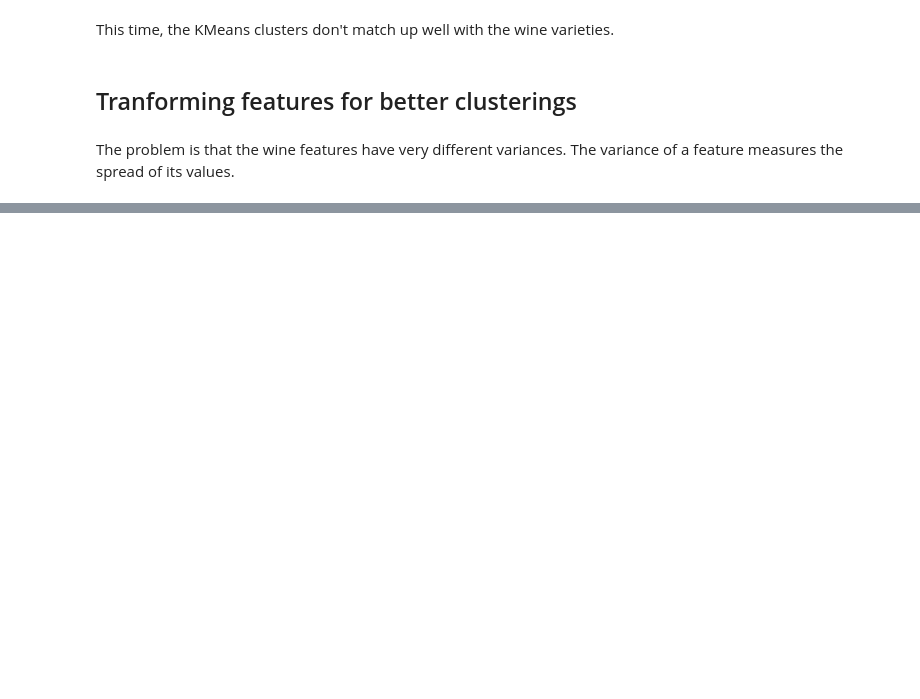
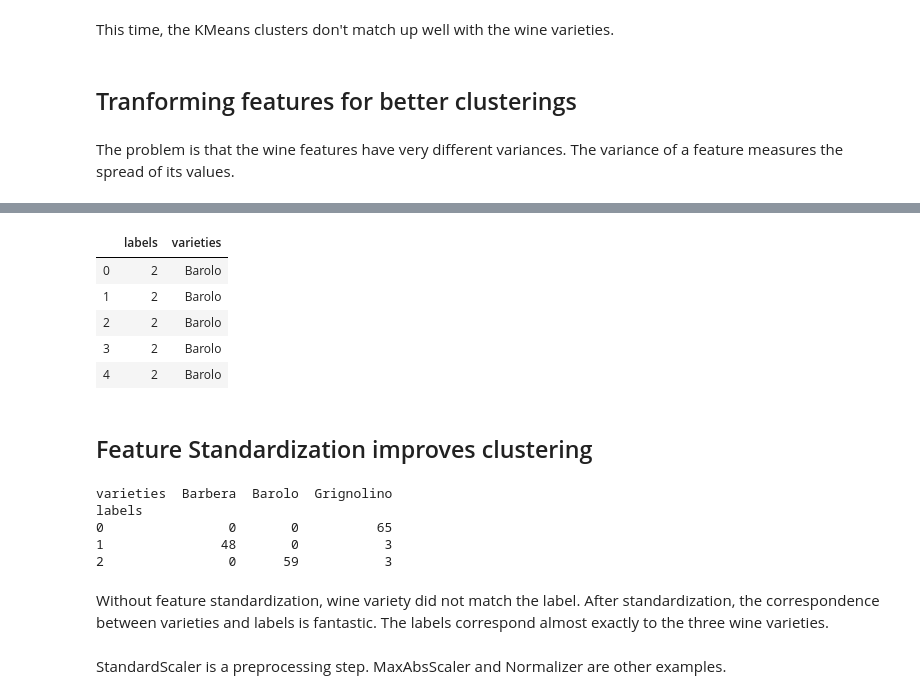
Before and after one commit to cailyn-craven/Unsupervised_learning_sklearn, a Jupyter notebook: Clustering/PiedmontWines.ipynb, the cells around one changed output, grey strips where cells are left out. Saved outputs shown, nothing was run; the diff lists cells and outputs as text; code cells hidden in the pictures; blank space fills up the shorter version.

```diff
--- a/Clustering/PiedmontWines.ipynb
+++ b/Clustering/PiedmontWines.ipynb
@@ -157,0 +217,5 @@ The problem is that the wine features have very different variances. The varianc
+# %%
+scaler = StandardScaler()
+scaler.fit(X)
+StandardScaler(copy=True, with_mean=True, with_std=True)
+samples_scaled = scaler.transform(X)
@@ -157,0 +224,5 @@ The problem is that the wine features have very different variances. The varianc
+# %%
+scaler = StandardScaler()
+kmeans = KMeans(n_clusters=3)
+pipeline = make_pipeline(scaler, kmeans)
+pipeline.fit(X)
@@ -157,0 +239,27 @@ The problem is that the wine features have very different variances. The varianc
+# %%
+labels = pipeline.predict(X)
+# %%
+label_df = pd.DataFrame({'labels': labels, 'varieties': varieties})
+label_df.head()
+# %% [output]
+|  | labels | varieties |
+| 0 | 2 | Barolo |
+| 1 | 2 | Barolo |
+| 2 | 2 | Barolo |
+| 3 | 2 | Barolo |
+| 4 | 2 | Barolo |
+# %% [markdown]
+## Feature Standardization improves clustering
+# %%
+ct = pd.crosstab(label_df['labels'], label_df['varieties'])
+print(ct)
+# %% [output]
+varieties  Barbera  Barolo  Grignolino
+labels
+0                0       0          65
+1               48       0           3
+2                0      59           3
+# %% [markdown]
+Without feature standardization, wine variety did not match the label. After standardization, the correspondence between varieties and labels is fantastic. The labels correspond almost exactly to the three wine varieties.
+# %% [markdown]
+StandardScaler is a preprocessing step. MaxAbsScaler and Normalizer are other examples.
```
Also changed, not shown: parts of 16 cells of this notebook.
